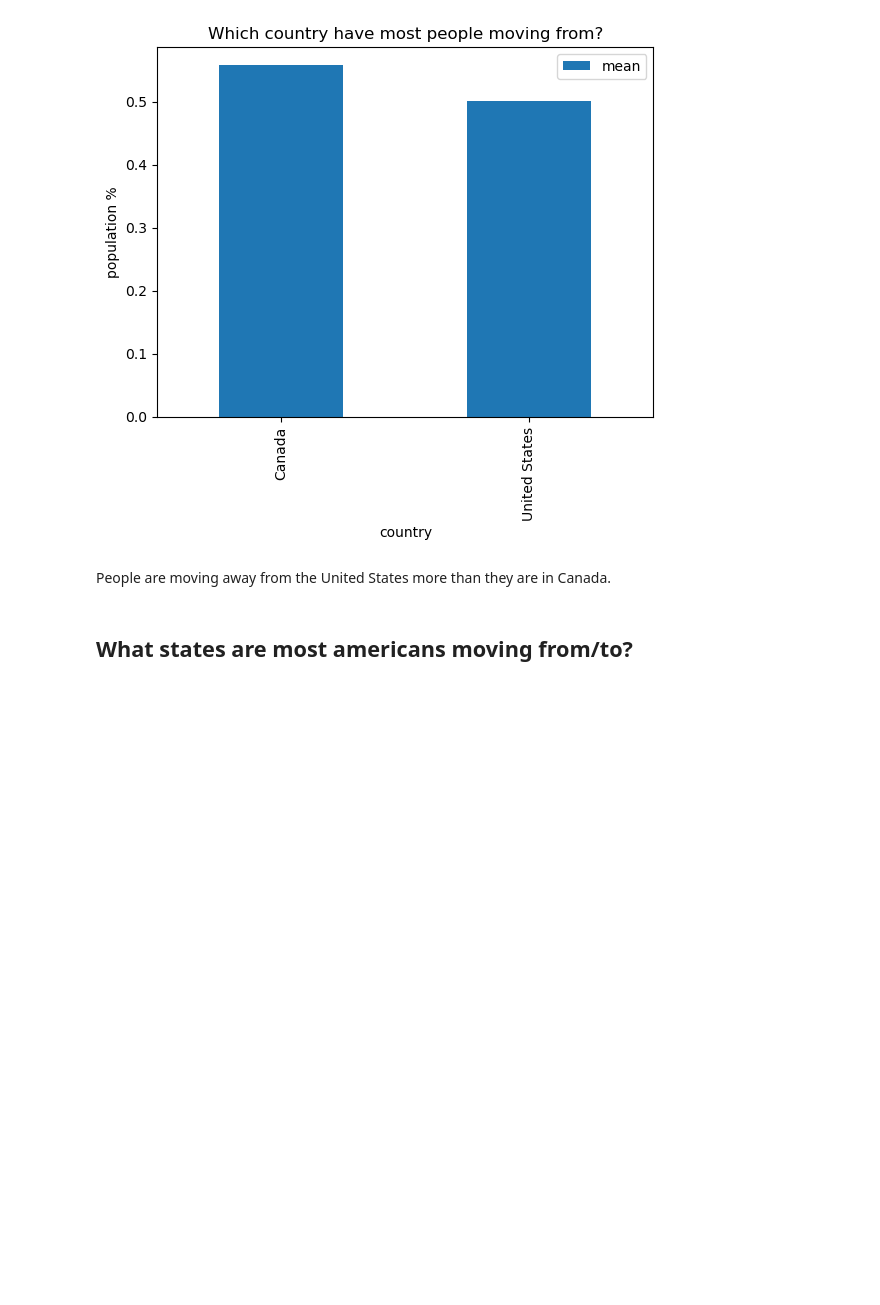
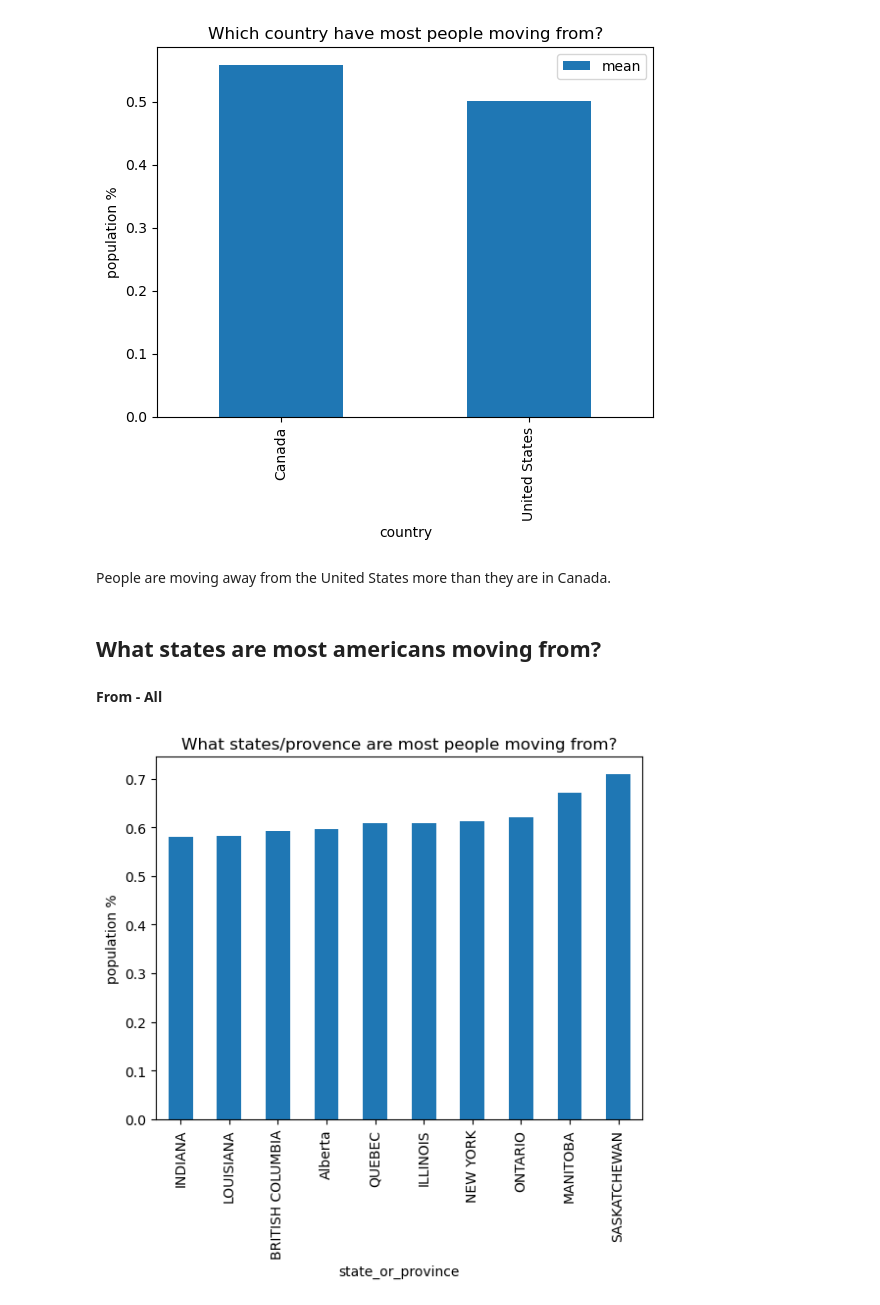
Before and after one commit to MigashaneVictoire/migration_atterns_analysis, a Jupyter notebook: explore.ipynb, the cells around one changed output. Saved outputs shown, nothing was run; the diff lists cells and outputs as text; code cells hidden in the pictures; blank space fills up the shorter version.

```diff
--- a/explore.ipynb
+++ b/explore.ipynb
@@ -42,4 +53,13 @@ plt.show()
 # %% [markdown]
 People are moving away from the United States more than they are in Canada.
 # %% [markdown]
-## What states are most americans moving from/to?
+## What states are most americans moving from?
+# %% [markdown]
+**From - All**
+# %%
+migration.groupby("state_or_province").outbound.mean().sort_values().tail(10).plot(kind="bar")
+plt.title("What states/provence are most people moving from?")
+plt.ylabel("population %")
+plt.show()
+# %% [output]
+[figure, added]
```
Also changed, not shown: parts of 12 cells of this notebook, 1 other file.
